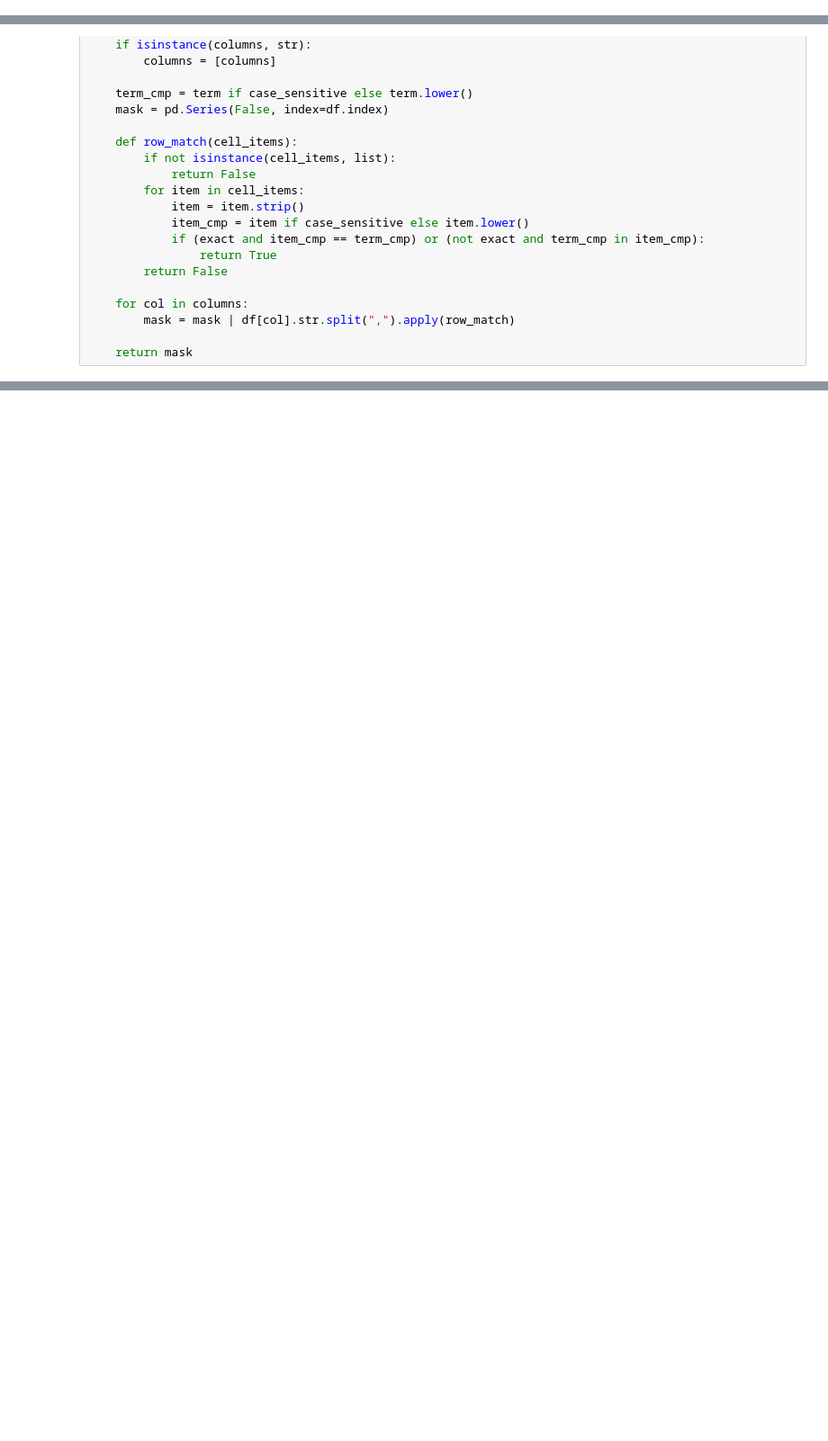
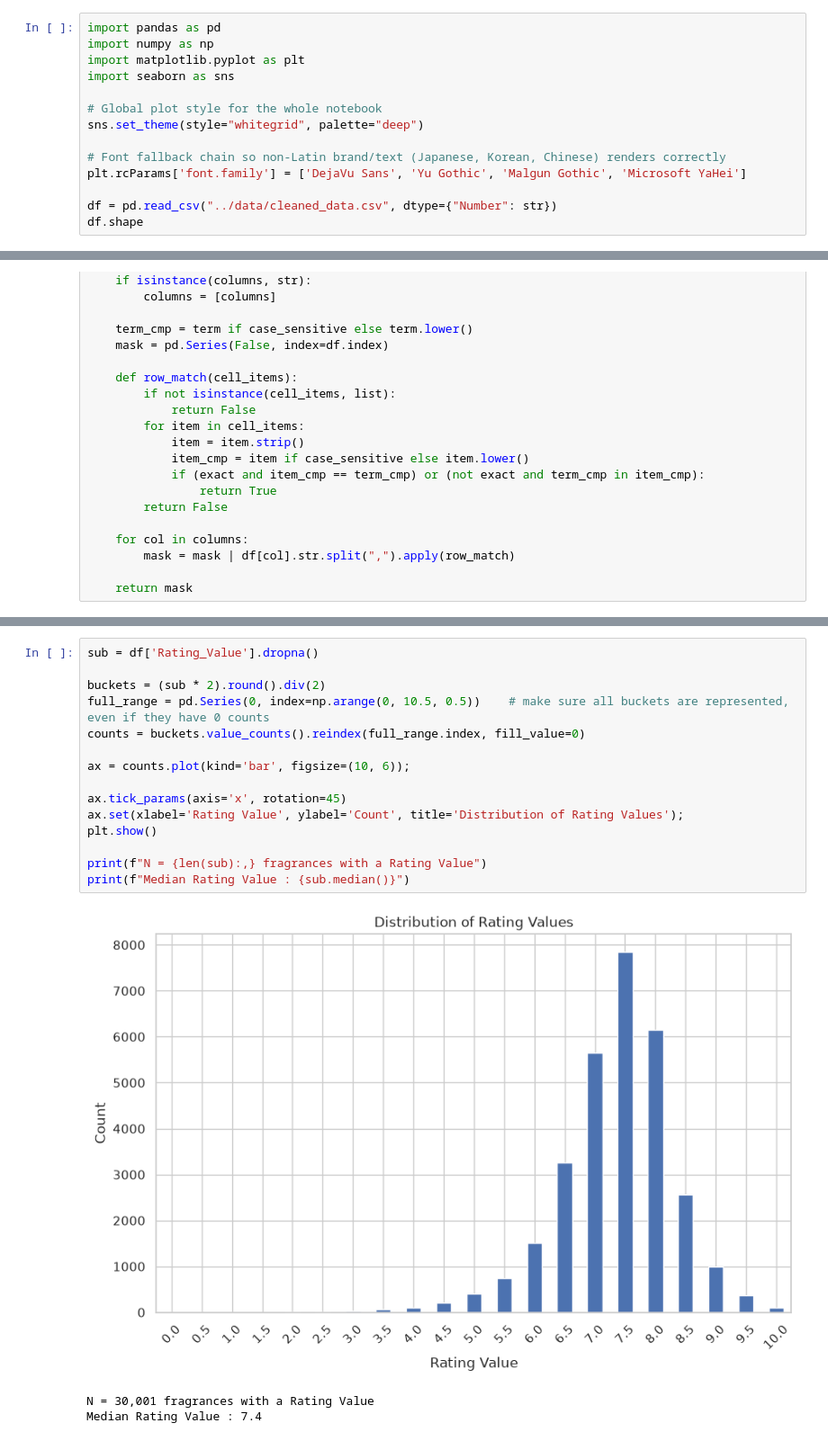
Before and after one commit to JennyIseev/fragrance-analysis, a Jupyter notebook: notebooks/02_EDA.ipynb, the cells around one changed output, grey strips where cells are left out. Shown at 90% size. Drawn from its saved outputs; the diff is of its cells as text; blank space fills up the shorter version.

```diff
--- a/notebooks/02_EDA.ipynb
+++ b/notebooks/02_EDA.ipynb
@@ -0,0 +14,14 @@
+# %%
+import pandas as pd
+import numpy as np
+import matplotlib.pyplot as plt
+import seaborn as sns
+
+# Global plot style for the whole notebook
+sns.set_theme(style="whitegrid", palette="deep")
+
+# Font fallback chain so non-Latin brand/text (Japanese, Korean, Chinese) renders correctly
+plt.rcParams['font.family'] = ['DejaVu Sans', 'Yu Gothic', 'Malgun Gothic', 'Microsoft YaHei']
+
+df = pd.read_csv("../data/cleaned_data.csv", dtype={"Number": str})
+df.shape
@@ -44,0 +113,19 @@ def contains_value(df, columns, term, exact=True, case_sensitive=False):
+# %%
+sub = df['Rating_Value'].dropna()
+
+buckets = (sub * 2).round().div(2)
+full_range = pd.Series(0, index=np.arange(0, 10.5, 0.5))    # make sure all buckets are represented, even if they have 0 counts
+counts = buckets.value_counts().reindex(full_range.index, fill_value=0)
+
+ax = counts.plot(kind='bar', figsize=(10, 6));
+
+ax.tick_params(axis='x', rotation=45)
+ax.set(xlabel='Rating Value', ylabel='Count', title='Distribution of Rating Values');
+plt.show()
+
+print(f"N = {len(sub):,} fragrances with a Rating Value")
+print(f"Median Rating Value : {sub.median()}")
+# %% [output]
+[figure, added]
+N = 30,001 fragrances with a Rating Value
+Median Rating Value : 7.4
```
Also changed, not shown: parts of 32 cells of this notebook, 1 other file.
